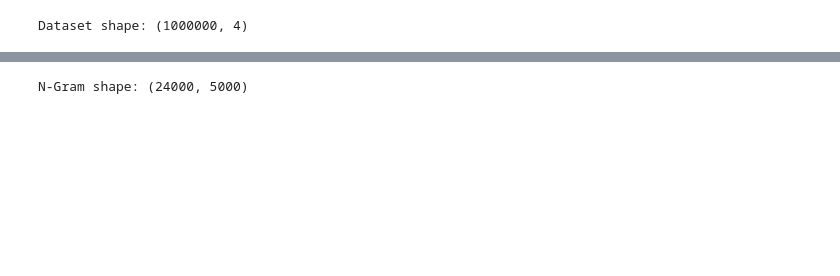
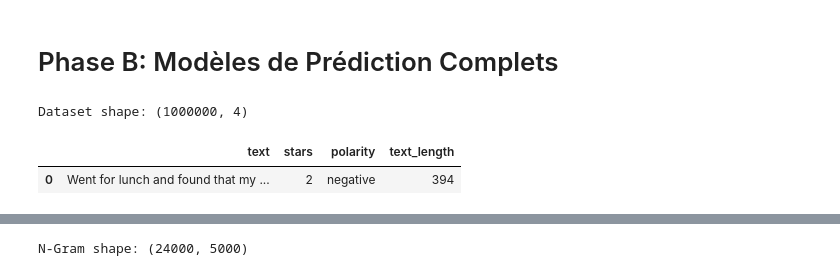
Before and after one commit to Tzeur/SAE-S6.C01, a Jupyter notebook: notebooks/2_prediction_models_executed.ipynb, the cells around one changed output, grey strips where cells are left out. Saved outputs shown, nothing was run; the diff lists cells and outputs as text; code cells hidden in the pictures; blank space fills up the shorter version.

Commit message:
Mise à jour notebooks exploration et prédiction, modèles et références

```diff
--- a/notebooks/2_prediction_models_executed.ipynb
+++ b/notebooks/2_prediction_models_executed.ipynb
@@ -18,3 +1,5 @@
+# %% [markdown]
+# Phase B: Modèles de Prédiction Complets
 # %%
 import pandas as pd
 import numpy as np
@@ -29,17 +14,21 @@ from sklearn.ensemble import RandomForestClassifier, GradientBoostingClassifier
 from sklearn.metrics import classification_report, accuracy_score, confusion_matrix
 import matplotlib.pyplot as plt
 import seaborn as sns
-import warnings
-warnings.filterwarnings('ignore')
-
-# Create models directory
-os.makedirs('../models', exist_ok=True)
-
-# Load prepared data
-df = pd.read_parquet("../Data/prepared_reviews.parquet")
-print(f"Dataset shape: {df.shape}")
-# %% [output]
-Dataset shape: (1000000, 4)
+# %%
+import warnings
+warnings.filterwarnings('ignore')
+
+# Create models directory
+os.makedirs('../models', exist_ok=True)
+
+# Load prepared data
+df = pd.read_parquet("../Data/prepared_reviews.parquet")
+print(f"Dataset shape: {df.shape}")
+df.head(1)
+# %% [output]
+Dataset shape: (1000000, 4)
+|  | text | stars | polarity | text_length |
+| 0 | Went for lunch and found that my ... | 2 | negative | 394 |
 # %%
 # Sample for training
 SAMPLE_SIZE = 30000
```
Also changed, not shown: parts of 18 cells of this notebook, 5 other files.
